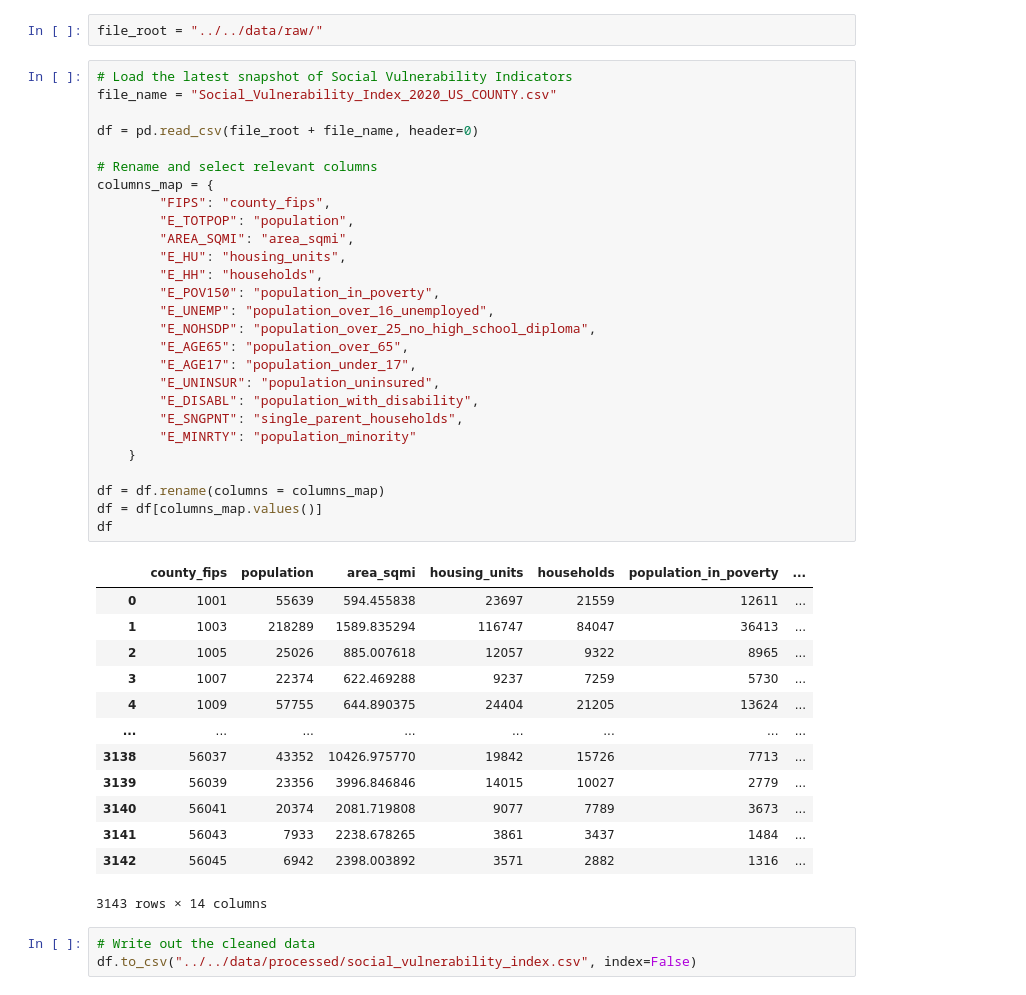
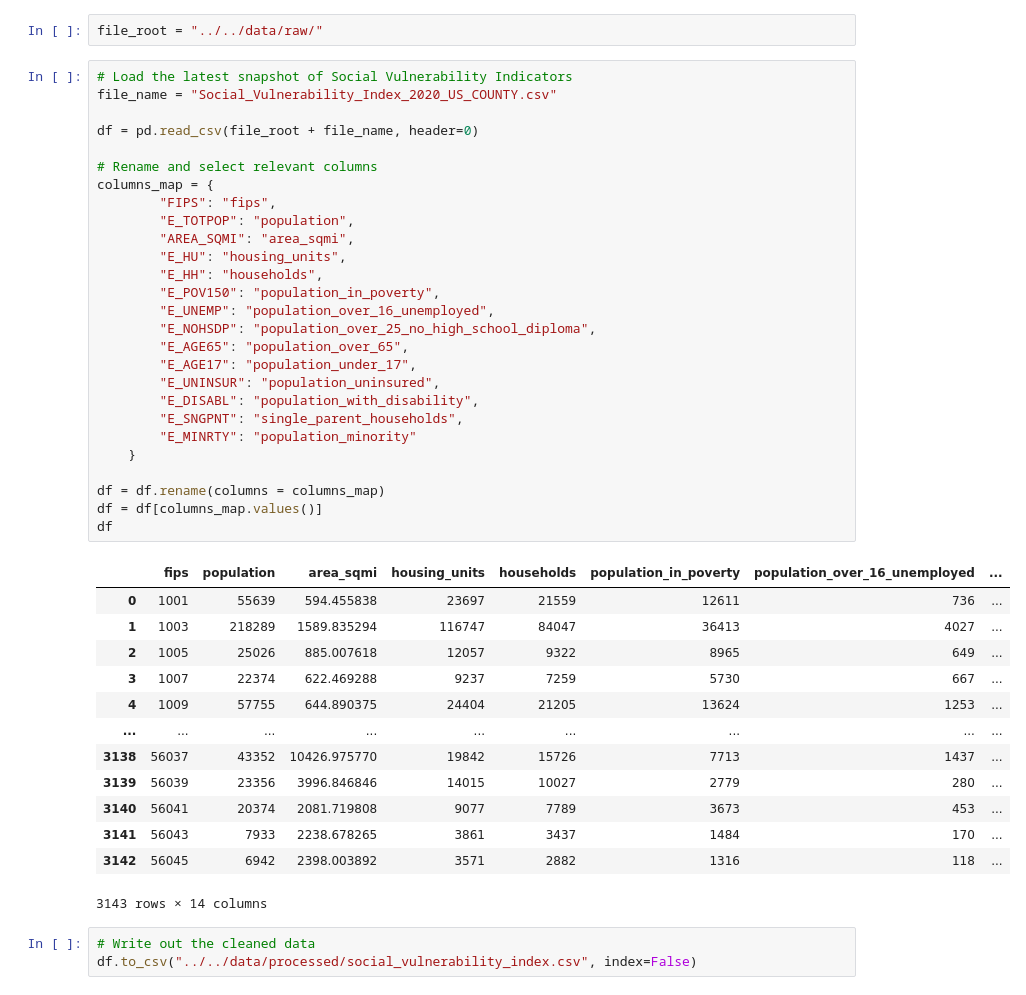
Before and after one commit to agale123/sep-cancer-inequality, a Jupyter notebook: notebooks/cleaning/social_vulnerability_index.ipynb, the cells around one changed output. Saved outputs shown, nothing was run; the diff lists cells and outputs as text.

Commit message:
Merge county data and rename fips_county to fips

```diff
--- a/notebooks/cleaning/social_vulnerability_index.ipynb
+++ b/notebooks/cleaning/social_vulnerability_index.ipynb
@@ -5,43 +5,43 @@ file_root = "../../data/raw/"
 # %%
 # Load the latest snapshot of Social Vulnerability Indicators
 file_name = "Social_Vulnerability_Index_2020_US_COUNTY.csv"
 
 df = pd.read_csv(file_root + file_name, header=0)
 
 # Rename and select relevant columns
 columns_map = {
-        "FIPS": "county_fips",
+        "FIPS": "fips",
         "E_TOTPOP": "population",
         "AREA_SQMI": "area_sqmi",
         "E_HU": "housing_units",
         "E_HH": "households",
         "E_POV150": "population_in_poverty",
         "E_UNEMP": "population_over_16_unemployed",
         "E_NOHSDP": "population_over_25_no_high_school_diploma",
         "E_AGE65": "population_over_65",
         "E_AGE17": "population_under_17",
         "E_UNINSUR": "population_uninsured",
         "E_DISABL": "population_with_disability",
         "E_SNGPNT": "single_parent_households",
         "E_MINRTY": "population_minority"
     }
 
 df = df.rename(columns = columns_map)
 df = df[columns_map.values()]
 df
 # %% [output]
-|  | county_fips | population | area_sqmi | housing_units | households | population_in_poverty | ... |
-| 0 | 1001 | 55639 | 594.455838 | 23697 | 21559 | 12611 | ... |
-| 1 | 1003 | 218289 | 1589.835294 | 116747 | 84047 | 36413 | ... |
-| 2 | 1005 | 25026 | 885.007618 | 12057 | 9322 | 8965 | ... |
-| 3 | 1007 | 22374 | 622.469288 | 9237 | 7259 | 5730 | ... |
-| 4 | 1009 | 57755 | 644.890375 | 24404 | 21205 | 13624 | ... |
-| ... | ... | ... | ... | ... | ... | ... | ... |
-| 3138 | 56037 | 43352 | 10426.975770 | 19842 | 15726 | 7713 | ... |
-| 3139 | 56039 | 23356 | 3996.846846 | 14015 | 10027 | 2779 | ... |
-| 3140 | 56041 | 20374 | 2081.719808 | 9077 | 7789 | 3673 | ... |
-| 3141 | 56043 | 7933 | 2238.678265 | 3861 | 3437 | 1484 | ... |
-| 3142 | 56045 | 6942 | 2398.003892 | 3571 | 2882 | 1316 | ... |
+|  | fips | population | area_sqmi | housing_units | households | population_in_poverty | population_over_16_unemployed | ... |
+| 0 | 1001 | 55639 | 594.455838 | 23697 | 21559 | 12611 | 736 | ... |
+| 1 | 1003 | 218289 | 1589.835294 | 116747 | 84047 | 36413 | 4027 | ... |
+| 2 | 1005 | 25026 | 885.007618 | 12057 | 9322 | 8965 | 649 | ... |
+| 3 | 1007 | 22374 | 622.469288 | 9237 | 7259 | 5730 | 667 | ... |
+| 4 | 1009 | 57755 | 644.890375 | 24404 | 21205 | 13624 | 1253 | ... |
+| ... | ... | ... | ... | ... | ... | ... | ... | ... |
+| 3138 | 56037 | 43352 | 10426.975770 | 19842 | 15726 | 7713 | 1437 | ... |
+| 3139 | 56039 | 23356 | 3996.846846 | 14015 | 10027 | 2779 | 280 | ... |
+| 3140 | 56041 | 20374 | 2081.719808 | 9077 | 7789 | 3673 | 453 | ... |
+| 3141 | 56043 | 7933 | 2238.678265 | 3861 | 3437 | 1484 | 170 | ... |
+| 3142 | 56045 | 6942 | 2398.003892 | 3571 | 2882 | 1316 | 118 | ... |
 3143 rows × 14 columns
 # %%
 # Write out the cleaned data
```
Also changed, not shown: 7 other files.
